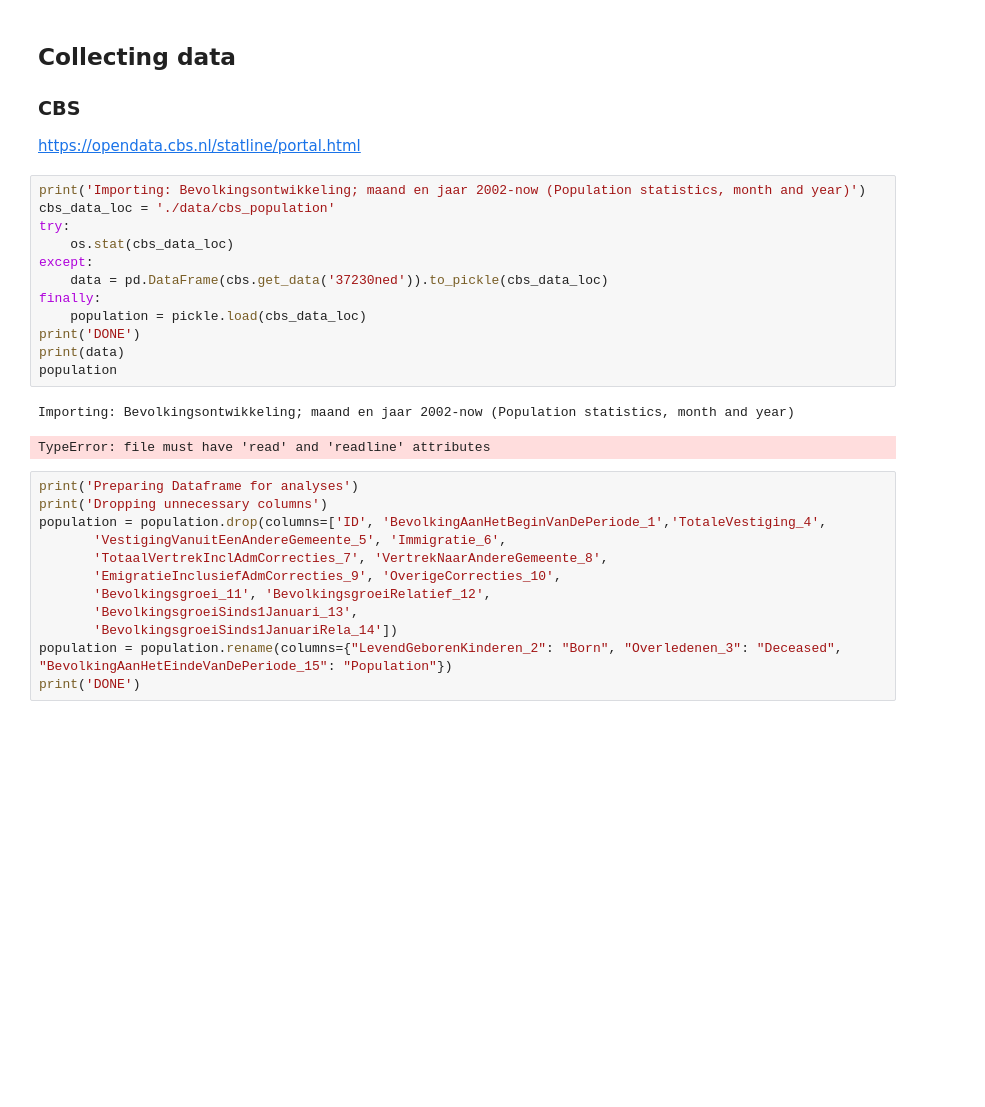
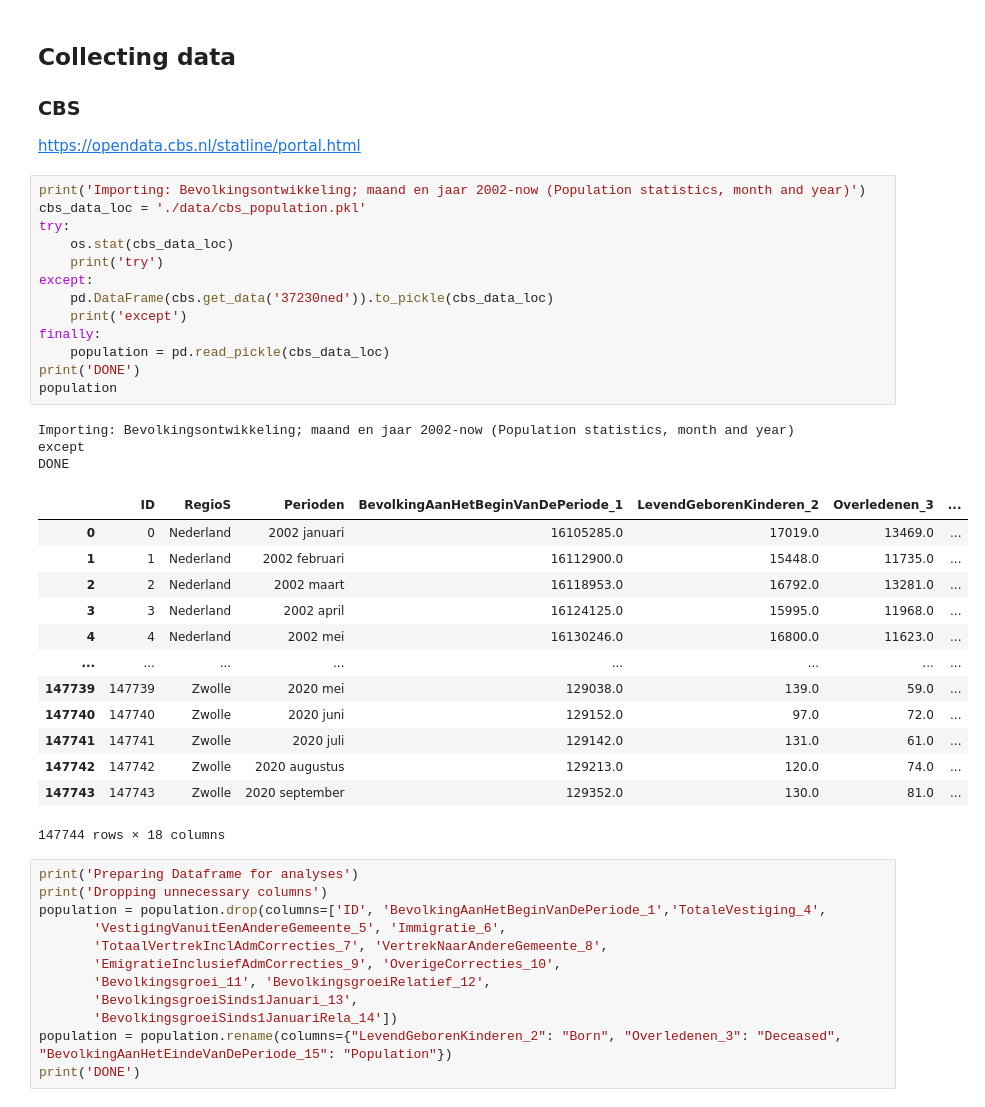
Before and after one commit to cjvanzwol/notebooks, a Jupyter notebook: Covid/Covid.ipynb, the cells around one changed output. Cells and saved outputs as stored; diff of their text form; blank space fills up the shorter version.

Commit message:
fix pickle

```diff
--- a/Covid/Covid.ipynb
+++ b/Covid/Covid.ipynb
@@ -37,19 +37,34 @@ import tabula
 https://opendata.cbs.nl/statline/portal.html
 # %%
 print('Importing: Bevolkingsontwikkeling; maand en jaar 2002-now (Population statistics, month and year)')
-cbs_data_loc = './data/cbs_population'
+cbs_data_loc = './data/cbs_population.pkl'
 try:
     os.stat(cbs_data_loc)
+    print('try')
 except:
-    data = pd.DataFrame(cbs.get_data('37230ned')).to_pickle(cbs_data_loc)
+    pd.DataFrame(cbs.get_data('37230ned')).to_pickle(cbs_data_loc)
+    print('except')
 finally:
-    population = pickle.load(cbs_data_loc)
+    population = pd.read_pickle(cbs_data_loc)
 print('DONE')
-print(data)
 population
 # %% [output]
 Importing: Bevolkingsontwikkeling; maand en jaar 2002-now (Population statistics, month and year)
+except
+DONE
+|  | ID | RegioS | Perioden | BevolkingAanHetBeginVanDePeriode_1 | LevendGeborenKinderen_2 | Overledenen_3 | ... |
+| 0 | 0 | Nederland | 2002 januari | 16105285.0 | 17019.0 | 13469.0 | ... |
+| 1 | 1 | Nederland | 2002 februari | 16112900.0 | 15448.0 | 11735.0 | ... |
+| 2 | 2 | Nederland | 2002 maart | 16118953.0 | 16792.0 | 13281.0 | ... |
+| 3 | 3 | Nederland | 2002 april | 16124125.0 | 15995.0 | 11968.0 | ... |
+| 4 | 4 | Nederland | 2002 mei | 16130246.0 | 16800.0 | 11623.0 | ... |
+| ... | ... | ... | ... | ... | ... | ... | ... |
+| 147739 | 147739 | Zwolle | 2020 mei | 129038.0 | 139.0 | 59.0 | ... |
+| 147740 | 147740 | Zwolle | 2020 juni | 129152.0 | 97.0 | 72.0 | ... |
+| 147741 | 147741 | Zwolle | 2020 juli | 129142.0 | 131.0 | 61.0 | ... |
+| 147742 | 147742 | Zwolle | 2020 augustus | 129213.0 | 120.0 | 74.0 | ... |
+| 147743 | 147743 | Zwolle | 2020 september | 129352.0 | 130.0 | 81.0 | ... |
-TypeError: file must have 'read' and 'readline' attributes
+147744 rows × 18 columns
 # %%
 print('Preparing Dataframe for analyses')
 print('Dropping unnecessary columns')
```
Also changed, not shown: parts of 1 cell of this notebook, 1 other file.
